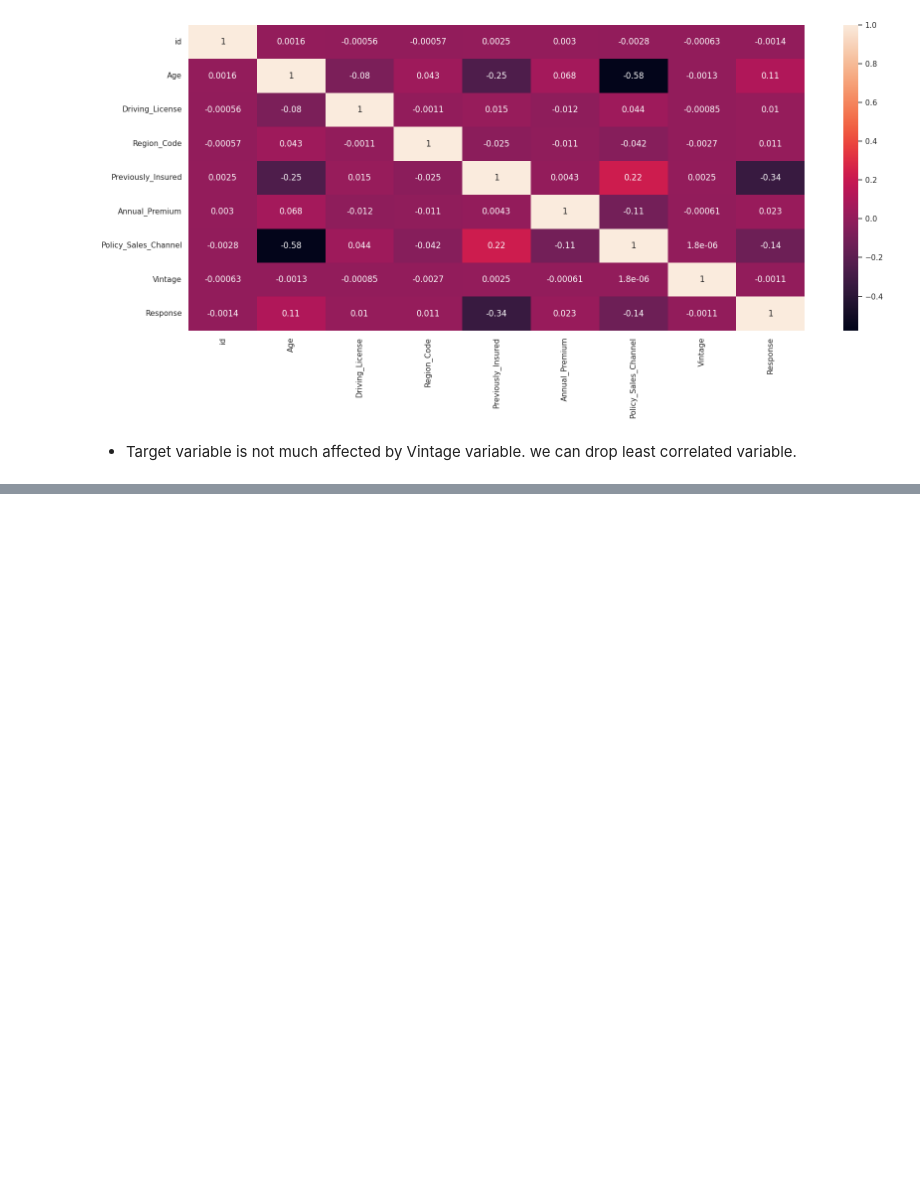
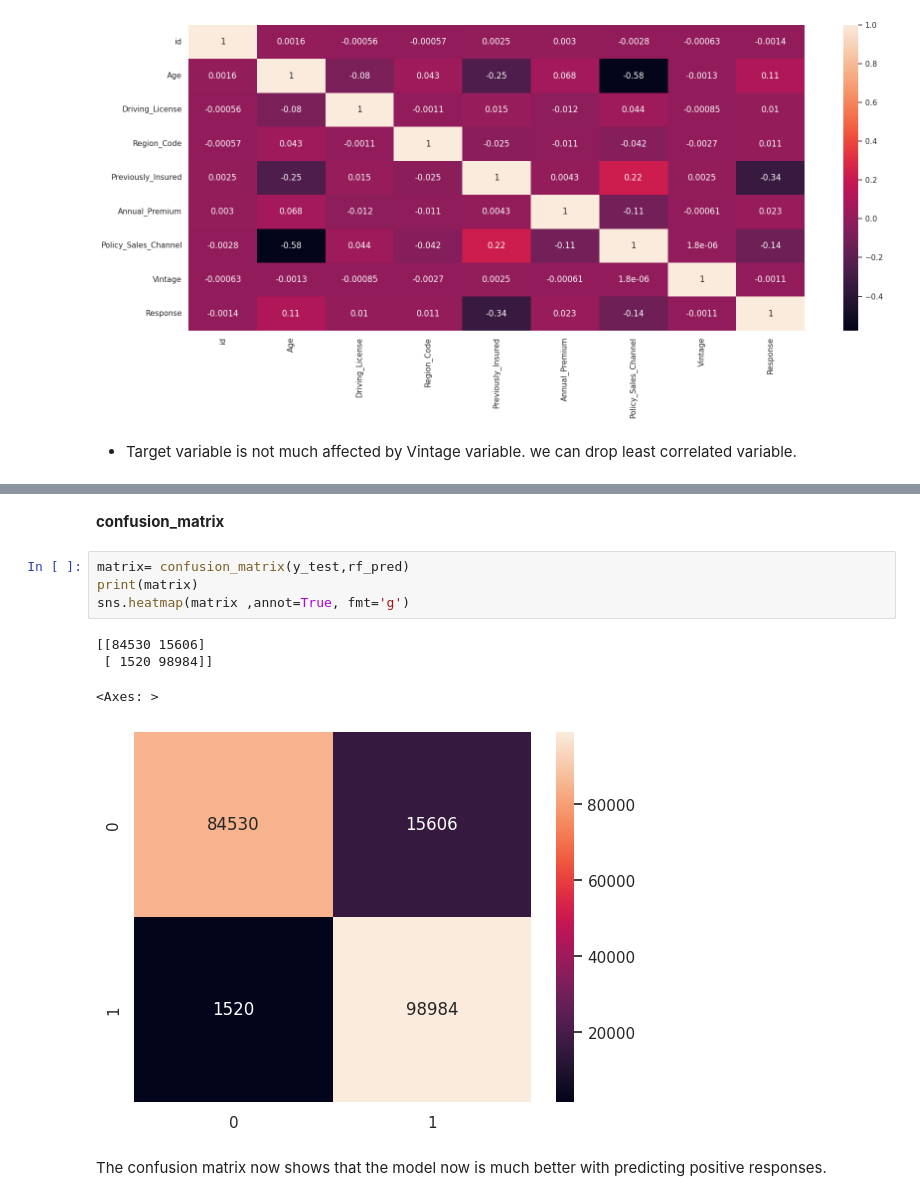
Before and after one commit to istekhar1543/health-insurance-cross-sell-prediction, a Jupyter notebook: health_insurance_cross_sell_prediction.ipynb, the cells around one changed output, grey strips where cells are left out. Saved outputs shown, nothing was run; the diff lists cells and outputs as text; blank space fills up the shorter version.

```diff
--- a/health_insurance_cross_sell_prediction.ipynb
+++ b/health_insurance_cross_sell_prediction.ipynb
@@ -348,0 +558,13 @@ sns.heatmap(df.corr(), annot = True)
+# %% [markdown]
+**confusion_matrix**
+# %%
+matrix= confusion_matrix(y_test,rf_pred)
+print(matrix)
+sns.heatmap(matrix ,annot=True, fmt='g')
+# %% [output]
+[[84530 15606]
+ [ 1520 98984]]
+<Axes: >
+[figure, added]
+# %% [markdown]
+The confusion matrix now shows that the model now is much better with predicting positive responses.
```
Also changed, not shown: parts of 36 cells of this notebook.
